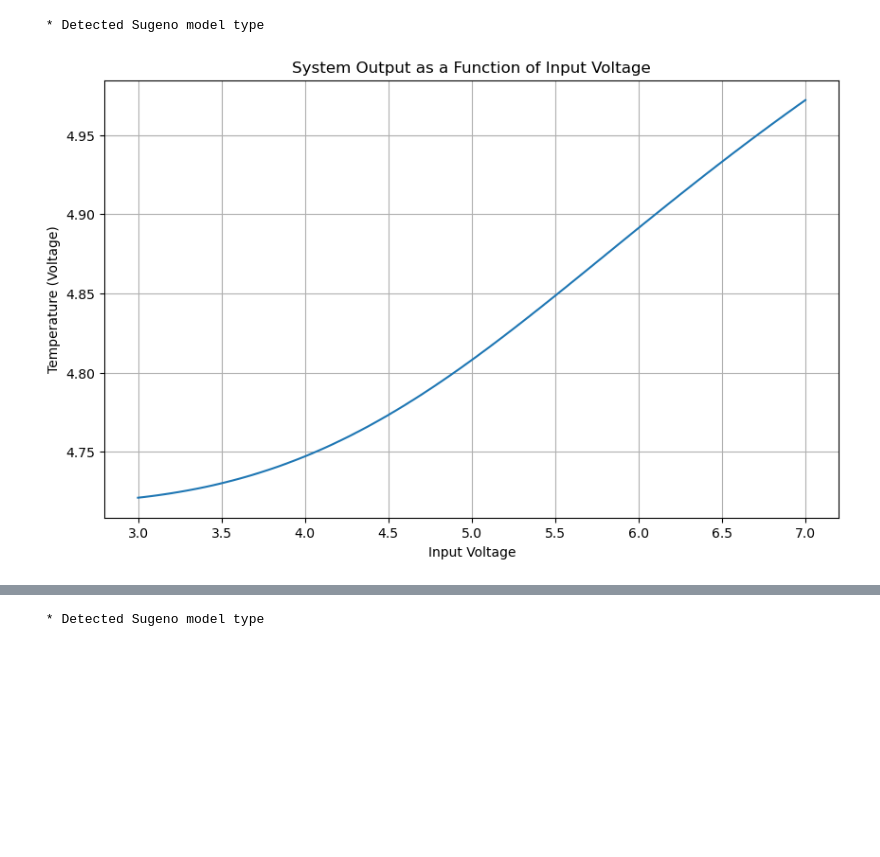
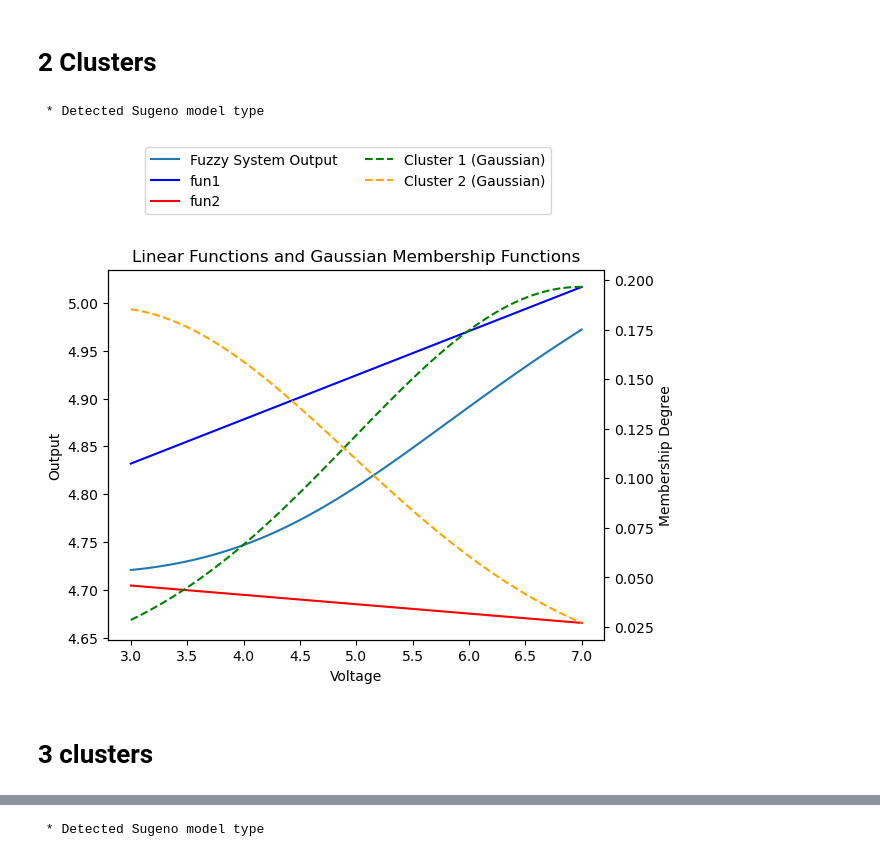
Before and after one commit to c-radicallis/Sis_Inteligentes_1st_Assignment, a Jupyter notebook: fuzzy_plotting.ipynb, the cells around one changed output, grey strips where cells are left out. Drawn from its saved outputs; the diff is of its cells as text; code cells hidden in the pictures; blank space fills up the shorter version.

Commit message:
added stuff to fuzzy_plotting

```diff
--- a/fuzzy_plotting.ipynb
+++ b/fuzzy_plotting.ipynb
@@ -1,3 +1,5 @@
+# %% [markdown]
+# 2 Clusters
 # %%
 import numpy as np
 import matplotlib.pyplot as plt
@@ -22,26 +24,60 @@ FS_2 = FuzzySet(function=Gaussian_MF(2.793210, 2.141702), term='cluster2')
 # Define the linguistic variable 'voltage'
 MF_voltage = LinguisticVariable([FS_1, FS_2], concept='voltage')
 FS.add_linguistic_variable('voltage', MF_voltage)
-
-# Create an array of voltage values for plotting
-voltage_values = np.linspace(3, 7, 100)
-
-# Evaluate the output for each voltage value
-output_values = []
-for v in voltage_values:
-    FS.set_variable('voltage', v)  # Set the 'voltage' input value
-    result = FS.Sugeno_inference()  # Perform inference
-    output_values.append(result['OUTPUT'])  # Extract the output value
-
-# Plot the results
-plt.figure(figsize=(10, 6))
-plt.plot(voltage_values, output_values, label="Fuzzy System Output")
-plt.xlabel("Input Voltage")
-plt.ylabel("Temperature (Voltage)")
-plt.title("System Output as a Function of Input Voltage")
-plt.grid(True)
-#plt.legend()
-plt.show()
 # %% [output]
  * Detected Sugeno model type
-[figure, removed]
+# %%
+# Create an array of voltage values for plotting
+voltage_values = np.linspace(3, 7, 100)
+
+# Evaluate the output for each voltage value
+output_values = []
+for v in voltage_values:
+    FS.set_variable('voltage', v)  # Set the 'voltage' input value
+    result = FS.Sugeno_inference()  # Perform inference
+    output_values.append(result['OUTPUT'])  # Extract the output value
+
+# Linear functions
+def fun1(voltage):
+    return 4.693798+0.046102*voltage
+
+def fun2(voltage):
+    return 4.734113+-0.009758*voltage
+
+# Gaussian membership functions
+def gaussian(x, mean, std):
+    return norm.pdf(x, mean, std)
+
+# Gaussian parameters
+mean1, std1 = 6.985386, 2.028348  # Cluster 1
+mean2, std2 = 2.793210, 2.141702  # Cluster 2
+
+# Plotting
+fig, ax1 = plt.subplots()
+
+# Plot the linear functions
+ax1.plot(voltage_values, output_values, label="Fuzzy System Output")
+ax1.plot(voltage_values, fun1(voltage_values), label="fun1", color="blue")
+ax1.plot(voltage_values, fun2(voltage_values), label="fun2", color="red")
+ax1.set_xlabel('Voltage')
+ax1.set_ylabel('Output')
+#ax1.legend(loc="upper right")
+
+# Create a second y-axis for Gaussian functions
+ax2 = ax1.twinx()
+
+# Plot the Gaussian membership functions
+ax2.plot(voltage_values, gaussian(voltage_values, mean1, std1), label='Cluster 1 (Gaussian)', color='green', linestyle='--')
+ax2.plot(voltage_values, gaussian(voltage_values, mean2, std2), label='Cluster 2 (Gaussian)', color='orange', linestyle='--')
+ax2.set_ylabel('Membership Degree')
+
+# Adding legends and titles
+fig.legend(loc="upper center", bbox_to_anchor=(0.5, 1.15), ncol=2)
+plt.title('Linear Functions and Gaussian Membership Functions')
+
+
+plt.show()
+# %% [output]
+[figure, added]
+# %% [markdown]
+# 3 clusters
```
Also changed, not shown: parts of 6 cells of this notebook, 2 other files.
